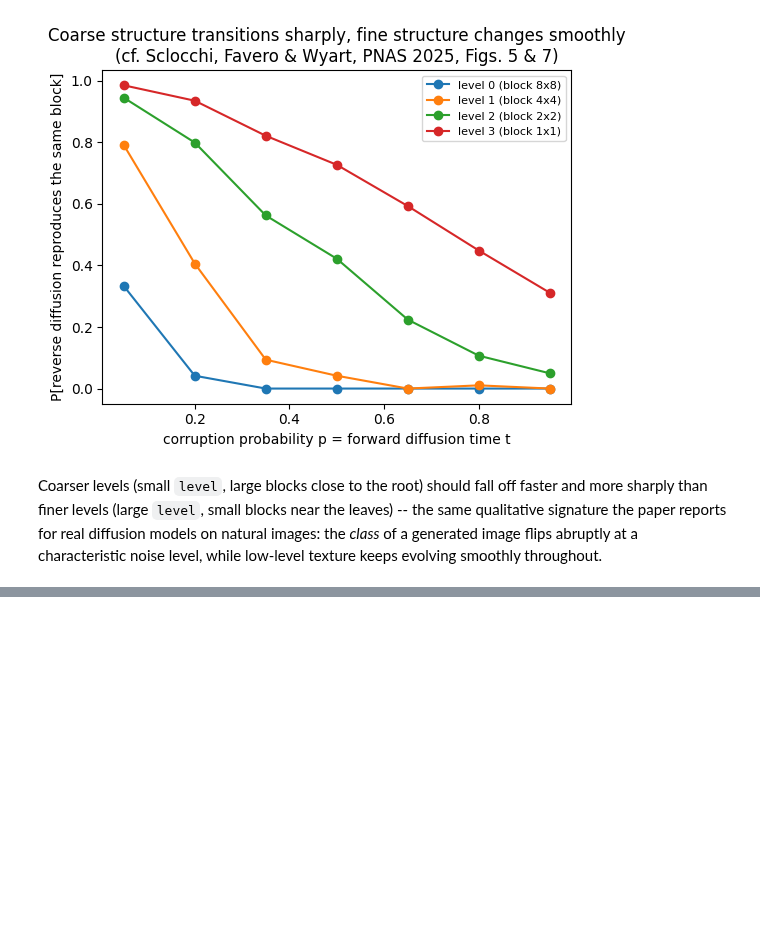
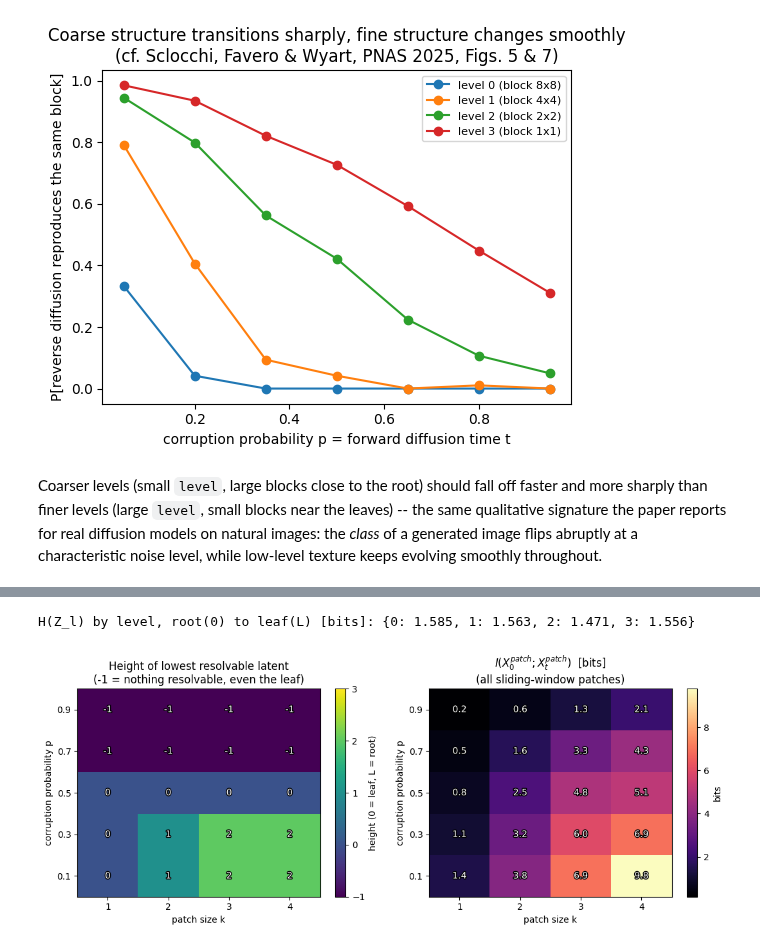
Before and after one commit to henhen724/convolutional_diffusion, a Jupyter notebook: notebooks/random_hierarchy_discrete_score_demo.ipynb, the cells around one changed output, grey strips where cells are left out. Drawn from its saved outputs; the diff is of its cells as text; code cells hidden in the pictures; blank space fills up the shorter version.

```diff
--- a/notebooks/random_hierarchy_discrete_score_demo.ipynb
+++ b/notebooks/random_hierarchy_discrete_score_demo.ipynb
@@ -344,0 +467,46 @@ keeps evolving smoothly throughout.
+# %%
+_, _, mi_hierarchy_levels = mi_rhm.sample(30_000, seed=50, return_hierarchy=True)
+resolvability = resolvable_latent_height_grid(
+    mi_hierarchy_levels, s=mi_s, k_values=reliable_k, p_values=p_values, threshold_frac=0.5, seed=51
+)
+height_grid = resolvability["height_grid"]  # (len(p_values), len(reliable_k))
+print("H(Z_l) by level, root(0) to leaf(L) [bits]:",
+      {l: round(h, 3) for l, h in sorted(resolvability["h_z_by_level"].items())})
+# %% [output]
+H(Z_l) by level, root(0) to leaf(L) [bits]: {0: 1.585, 1: 1.563, 2: 1.471, 3: 1.556}
+# %%
+import matplotlib.patheffects as pe
+
+fig, axes = plt.subplots(1, 2, figsize=(11, 4.5))
+extent = [min(reliable_k) - 0.5, max(reliable_k) + 0.5, min(p_values) - 0.1, max(p_values) + 0.1]
+outline = [pe.withStroke(linewidth=2, foreground="black")]
+
+im0 = axes[0].imshow(height_grid, origin="lower", aspect="auto", extent=extent, cmap="viridis", vmin=-1, vmax=mi_L)
+for pi, p in enumerate(p_values):
+    for ki, k in enumerate(reliable_k):
+        axes[0].text(k, p, str(height_grid[pi, ki]), ha="center", va="center", color="white", path_effects=outline)
+axes[0].set_xticks(reliable_k)
+axes[0].set_yticks(p_values)
+axes[0].set_xlabel("patch size k")
+axes[0].set_ylabel("corruption probability p")
+axes[0].set_title("Height of lowest resolvable latent\n(-1 = nothing resolvable, even the leaf)")
+cbar0 = fig.colorbar(im0, ax=axes[0], ticks=range(-1, mi_L + 1))
+cbar0.set_label("height (0 = leaf, L = root)")
+
+mi_grid = np.array([[curves[k][p]["mi_bits"] for k in reliable_k] for p in p_values])
+im1 = axes[1].imshow(mi_grid, origin="lower", aspect="auto", extent=extent, cmap="magma")
+for pi, p in enumerate(p_values):
+    for ki, k in enumerate(reliable_k):
+        axes[1].text(k, p, f"{mi_grid[pi, ki]:.1f}", ha="center", va="center", color="white", path_effects=outline)
+axes[1].set_xticks(reliable_k)
+axes[1].set_yticks(p_values)
+axes[1].set_xlabel("patch size k")
+axes[1].set_ylabel("corruption probability p")
+axes[1].set_title(r"$I(X_0^{patch};X_t^{patch})$  [bits]" + "\n(all sliding-window patches)")
+cbar1 = fig.colorbar(im1, ax=axes[1])
+cbar1.set_label("bits")
+
+plt.tight_layout()
+plt.show()
+# %% [output]
+[figure, added]
```
Also changed, not shown: parts of 9 cells of this notebook, 23 other files.
